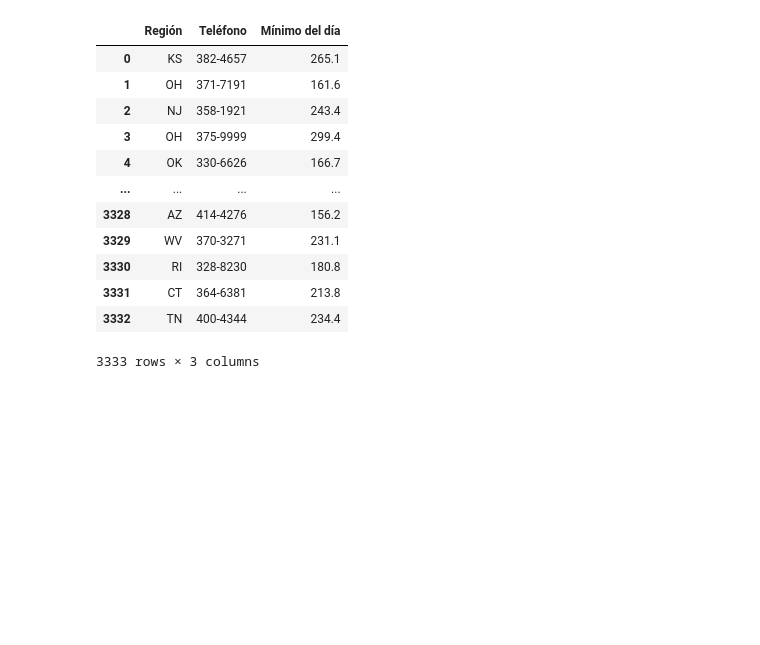
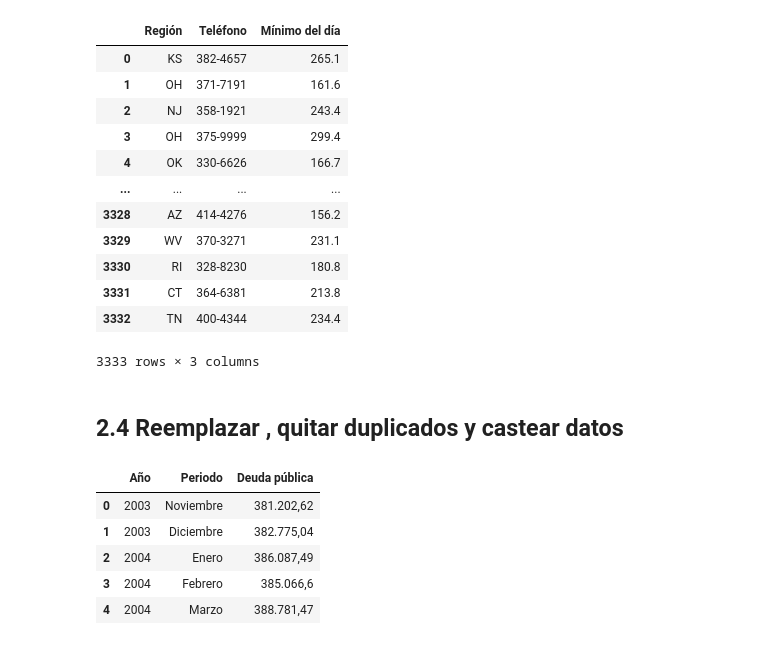
Before and after one commit to supervisaproject/Escuela-Analitica, a Jupyter notebook: Bloque 2/Sesion 2/Ejemplos/Ejemplo_1_limpieza.ipynb, the cells around one changed output. Saved outputs shown, nothing was run; the diff lists cells and outputs as text; code cells hidden in the pictures; blank space fills up the shorter version.

```diff
--- a/Bloque 2/Sesion 2/Ejemplos/Ejemplo_1_limpieza.ipynb
+++ b/Bloque 2/Sesion 2/Ejemplos/Ejemplo_1_limpieza.ipynb
@@ -438,3 +396,16 @@ data
 | 3331 | CT | 364-6381 | 213.8 |
 | 3332 | TN | 400-4344 | 234.4 |
 3333 rows × 3 columns
+# %% [markdown]
+## 2.4 Reemplazar , quitar duplicados y castear datos
+# %%
+deuda_mal = pd.read_csv("DataSet/evolucion_de_la_deuda_pub.csv", sep = ';')
+# %%
+deuda_mal.head()
+# %% [output]
+|  | Año | Periodo | Deuda pública |
+| 0 | 2003 | Noviembre | 381.202,62 |
+| 1 | 2003 | Diciembre | 382.775,04 |
+| 2 | 2004 | Enero | 386.087,49 |
+| 3 | 2004 | Febrero | 385.066,6 |
+| 4 | 2004 | Marzo | 388.781,47 |
```
Also changed, not shown: parts of 29 cells of this notebook, 5 other files.
